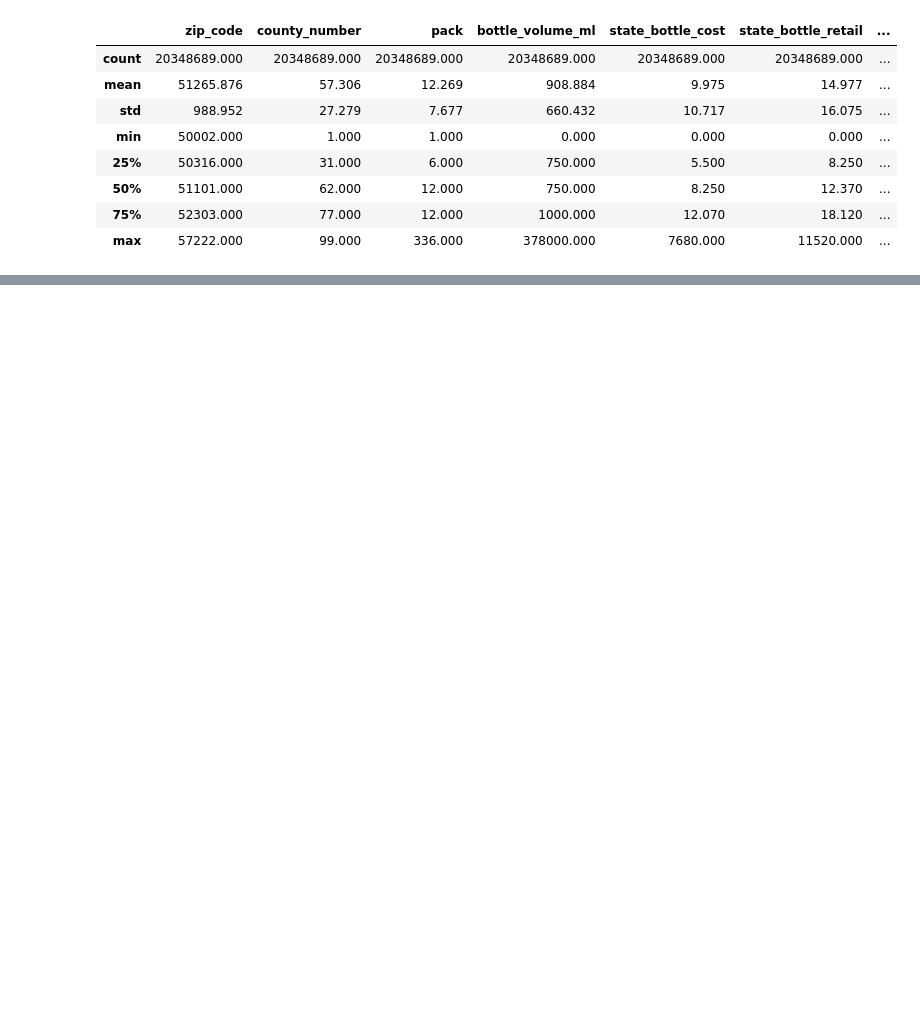
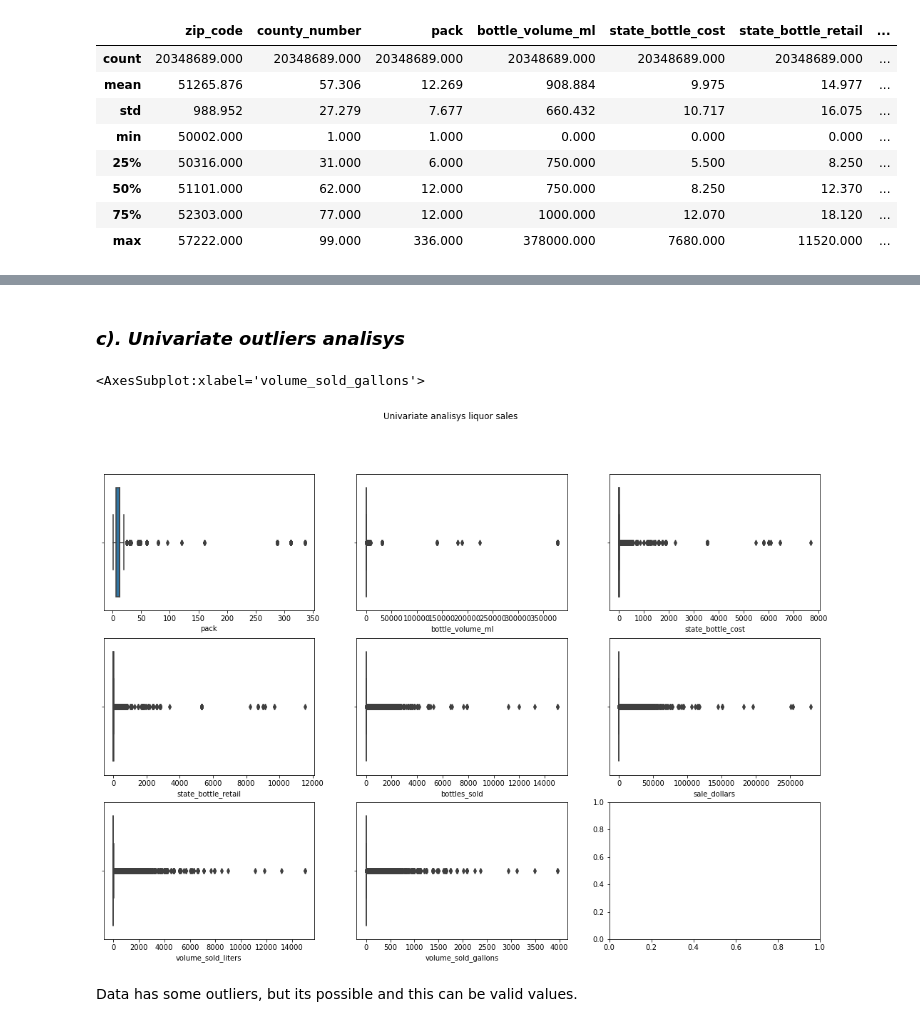
Before and after one commit to SemeniukDavid/Iowa_liquor_sales-data-analysis, a Jupyter notebook: Iowa_liquor.ipynb, the cells around one changed output, grey strips where cells are left out. Drawn from its saved outputs; the diff is of its cells as text; code cells hidden in the pictures; blank space fills up the shorter version.

```diff
--- a/Iowa_liquor.ipynb
+++ b/Iowa_liquor.ipynb
@@ -742,0 +574,13 @@ fig_reg.show()
+# %%
+df_isnull = df_filled.loc[df_filled['state_bottle_cost'] == 0]
+print(df_isnull.shape)
+df_notnull = df_filled.loc[~(df_filled['state_bottle_cost'] == 0)]
+
+df_isnull = df_isnull.drop(columns=['state_bottle_cost', 'state_bottle_retail']).\
+                merge(df_filled[['item_description', 'state_bottle_cost', 'state_bottle_retail']].\
+                      drop_duplicates(subset='item_description', keep='first'), how='left', on='item_description')
+median_bottle_cost = df_filled['state_bottle_cost'].median()
+median_bottle_retail = df_filled['state_bottle_retail'].median()
+df_isnull.loc[df_isnull['state_bottle_cost'] == 0, 'state_bottle_cost'] = median_bottle_cost
+df_isnull.loc[df_isnull['state_bottle_cost'] == 0, 'state_bottle_retail'] = median_bottle_retail
+df_filled = pd.concat([df_notnull, df_isnull])
@@ -742,0 +589,11 @@ fig_reg.show()
+# %%
+df_filled.loc[df_filled['bottles_sold'] == 0, 'bottles_sold'] = \
+                    df_filled[df_filled['bottles_sold'] == 0]['volume_sold_liters']*1000/ \
+                    df_filled[df_filled['bottles_sold'] == 0]['bottle_volume_ml']
+# %%
+df_filled.loc[df_filled['sale_dollars'] == 0, 'sale_dollars'] = \
+                    df_filled[df_filled['sale_dollars'] == 0]['state_bottle_retail']* \
+                    df_filled[df_filled['sale_dollars'] == 0]['bottles_sold']
+# %%
+df_filled.loc[df_filled['volume_sold_gallons'] == 0, 'volume_sold_gallons'] = \
+                    df_filled[df_filled['volume_sold_gallons'] == 0]['volume_sold_liters'] / 3.79
@@ -742,0 +620,20 @@ fig_reg.show()
+# %% [markdown]
+<h3 style="margin-left: 50px;"><em>c). Univariate outliers analisys </em></h3>
+# %%
+fig, axes = plt.subplots(3, 3, figsize=(18, 12))
+
+fig.suptitle('Univariate analisys liquor sales')
+
+sns.boxplot(ax=axes[0, 0], data=df_filled, x='pack')
+sns.boxplot(ax=axes[0, 1], data=df_filled, x='bottle_volume_ml')
+sns.boxplot(ax=axes[0, 2], data=df_filled, x='state_bottle_cost')
+sns.boxplot(ax=axes[1, 0], data=df_filled, x='state_bottle_retail')
+sns.boxplot(ax=axes[1, 1], data=df_filled, x='bottles_sold')
+sns.boxplot(ax=axes[1, 2], data=df_filled, x='sale_dollars')
+sns.boxplot(ax=axes[2, 0], data=df_filled, x='volume_sold_liters')
+sns.boxplot(ax=axes[2, 1], data=df_filled, x='volume_sold_gallons')
+# %% [output]
+<AxesSubplot:xlabel='volume_sold_gallons'>
+[figure, added]
+# %% [markdown]
+Data has some outliers, but its possible and this can be valid values.
```
Also changed, not shown: parts of 70 cells of this notebook.
